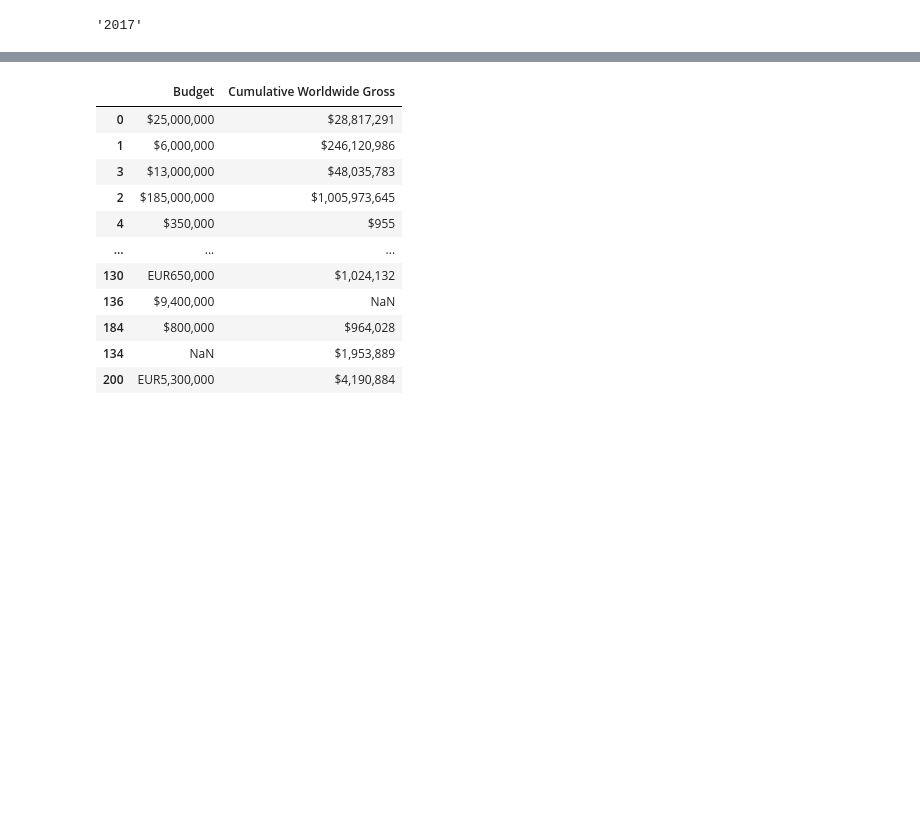
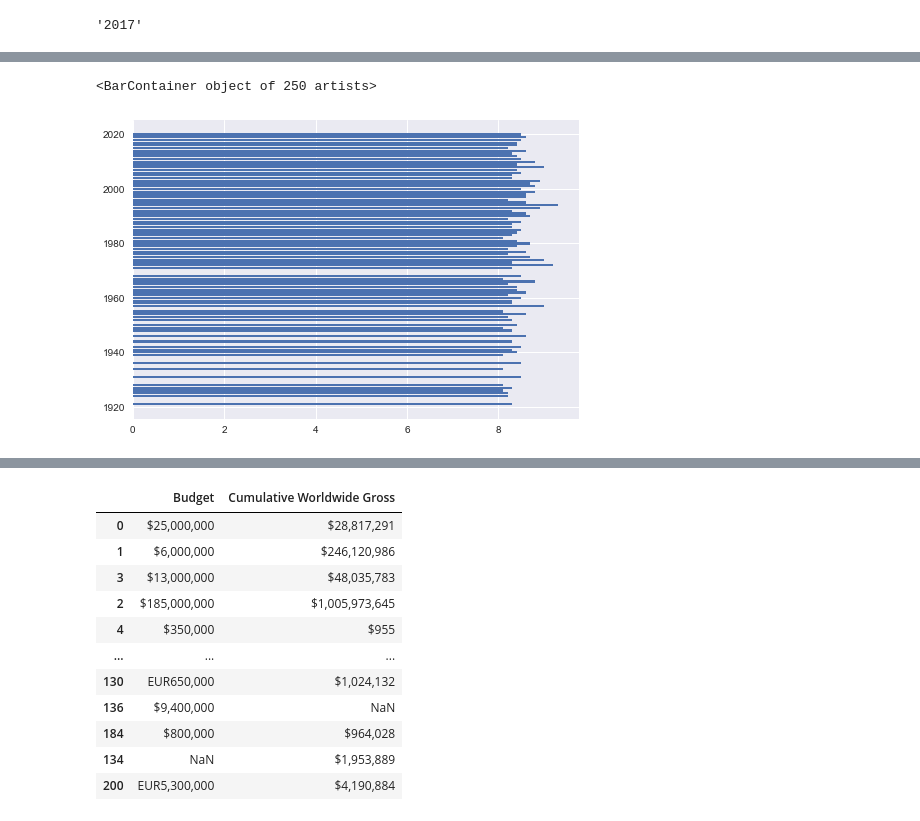
Before and after one commit to neeschal00/IMDB-250-movies-budget, a Jupyter notebook: usingData.ipynb, the cells around one changed output, grey strips where cells are left out. Cells and saved outputs as stored; diff of their text form; code cells hidden in the pictures; blank space fills up the shorter version.

```diff
--- a/usingData.ipynb
+++ b/usingData.ipynb
@@ -74,3 +32,8 @@ imdb_df
+# %%
+plt.barh(imdb_df.Year,imdb_df.Rating)
+# %% [output]
+<BarContainer object of 250 artists>
+[figure, added]
 # %%
 imdb_na = imdb_df.dropna(how='all')
 # %%
```
Also changed, not shown: parts of 7 cells of this notebook.
